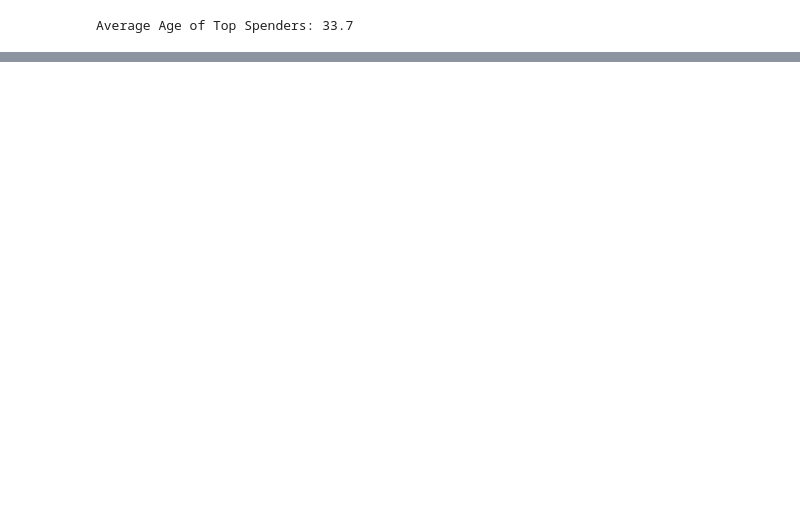
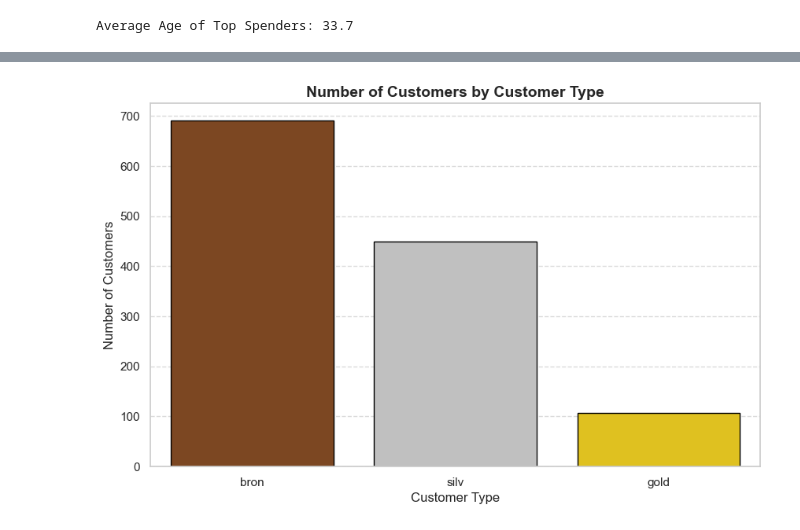
Before and after one commit to merkury00/Data_Visualization_Project, a Jupyter notebook: Data_Exploration.ipynb, the cells around one changed output, grey strips where cells are left out. Cells and saved outputs as stored; diff of their text form; code cells hidden in the pictures; blank space fills up the shorter version.

```diff
--- a/Data_Exploration.ipynb
+++ b/Data_Exploration.ipynb
@@ -56,0 +92,12 @@ data.head()
+# %%
+# delete cust_id and use 1, 2, 3 index instead
+data = data.drop('cust_id', axis=1)
+# %%
+# change the column name 'Type_of_costumer' to 'Type_of_customer'
+data = data.rename(columns={'Type_of_costumer':'Type_of_customer'})
+
+# change the column name 'Mon_Home and kitchen' to 'Mon_Home_and_kitchen'
+data = data.rename(columns={'Mon_Home and kitchen':'Mon_Home_and_kitchen'})
+
+# change the column name 'Spendings_Credit Card' to 'Spendings_Credit_Card'
+data = data.rename(columns={'Spendings_Credit Card':'Spendings_Credit_Card'})
@@ -137,0 +209,8 @@ Average Age of Top Spenders: 33.7
+# %%
+# check if any clients do not have one of the following types of customers
+unique_types = data['Type_of_customer'].unique()
+print(unique_types)
+
+# number of people in each type of customer
+type_of_customer_counts = data['Type_of_customer'].value_counts()
+print(type_of_customer_counts)
@@ -137,0 +226,61 @@ Average Age of Top Spenders: 33.7
+# %%
+# Define custom colors for each customer type and average
+custom_palette = {"gold": "#FFD700", "silv": "#C0C0C0", "bron": "#8B4513", "average": "#4682B4", 0: "#e74c3c", 1: "#3498db"}
+
+# Calculate overall dataset averages
+overall_avg_spent = data['Amount_of_money'].mean()
+overall_avg_tenure = data['Customer_Since'].mean()
+
+# Bar plot for number of customers per customer type
+plt.figure(figsize=(10, 6))
+sns.barplot(x=type_of_customer_counts.index, y=type_of_customer_counts.values, palette=custom_palette, edgecolor="black")
+plt.title("Number of Customers by Customer Type", fontsize=14, fontweight='bold')
+plt.xlabel("Customer Type", fontsize=12)
+plt.ylabel("Number of Customers", fontsize=12)
+plt.grid(axis="y", linestyle="--", alpha=0.7)
+plt.show()
+
+# Bar plot for average spending per customer type
+plt.figure(figsize=(10, 6))
+sns.barplot(x=data['Type_of_customer'], y=data['Amount_of_money'], palette=custom_palette, edgecolor="black")
+plt.axhline(y=overall_avg_spent, color=custom_palette["average"], linestyle="--", linewidth=2, label="Average Customer")
+plt.title("Average Spending per Customer Type", fontsize=14, fontweight='bold')
+plt.xlabel("Customer Type", fontsize=12)
+plt.ylabel("Average Amount of Money Spent", fontsize=12)
+plt.legend()
+plt.grid(axis="y", linestyle="--", alpha=0.7)
+plt.show()
+
+# Boxplot for amount of money spent across customer types
+plt.figure(figsize=(10, 6))
+sns.boxplot(x=data['Type_of_customer'], y=data['Amount_of_money'], palette=custom_palette)
+plt.axhline(y=overall_avg_spent, color=custom_palette["average"], linestyle="--", linewidth=2, label="Average Customer")
+plt.title("Distribution of Amount of Money Spent by Customer Type", fontsize=14, fontweight='bold')
+plt.xlabel("Customer Type", fontsize=12)
+plt.ylabel("Amount of Money Spent", fontsize=12)
+plt.legend()
+plt.grid(axis="y", linestyle="--", alpha=0.7)
+plt.show()
+
+
+# Graph for the number of each customer type per City
+plt.figure(figsize=(10, 6))
+sns.countplot(x='City', hue='Type_of_customer', data=data, palette=custom_palette)
+plt.title("Number of Customers by City and Customer Type", fontsize=14, fontweight='bold')
+plt.xlabel("City", fontsize=12)
+plt.ylabel("Number of Customers", fontsize=12)
+plt.legend(title="Customer Type")
+plt.grid(axis="y", linestyle="--", alpha=0.7)
+plt.show()
+
+# Grapth for the number of clients with and without kids per type of customer
+plt.figure(figsize=(10, 6))
+sns.countplot(x='Type_of_customer', hue='Kids', data=data, palette=custom_palette)
+plt.title("Number of Customers by Customer Type and Kids Status", fontsize=14, fontweight='bold')
+plt.xlabel("Customer Type", fontsize=12)
+plt.ylabel("Number of Customers", fontsize=12)
+plt.legend(title="Kids Status")
+plt.grid(axis="y", linestyle="--", alpha=0.7)
+plt.show()
+# %% [output]
+[figure, added]
```
Also changed, not shown: parts of 25 cells of this notebook.
